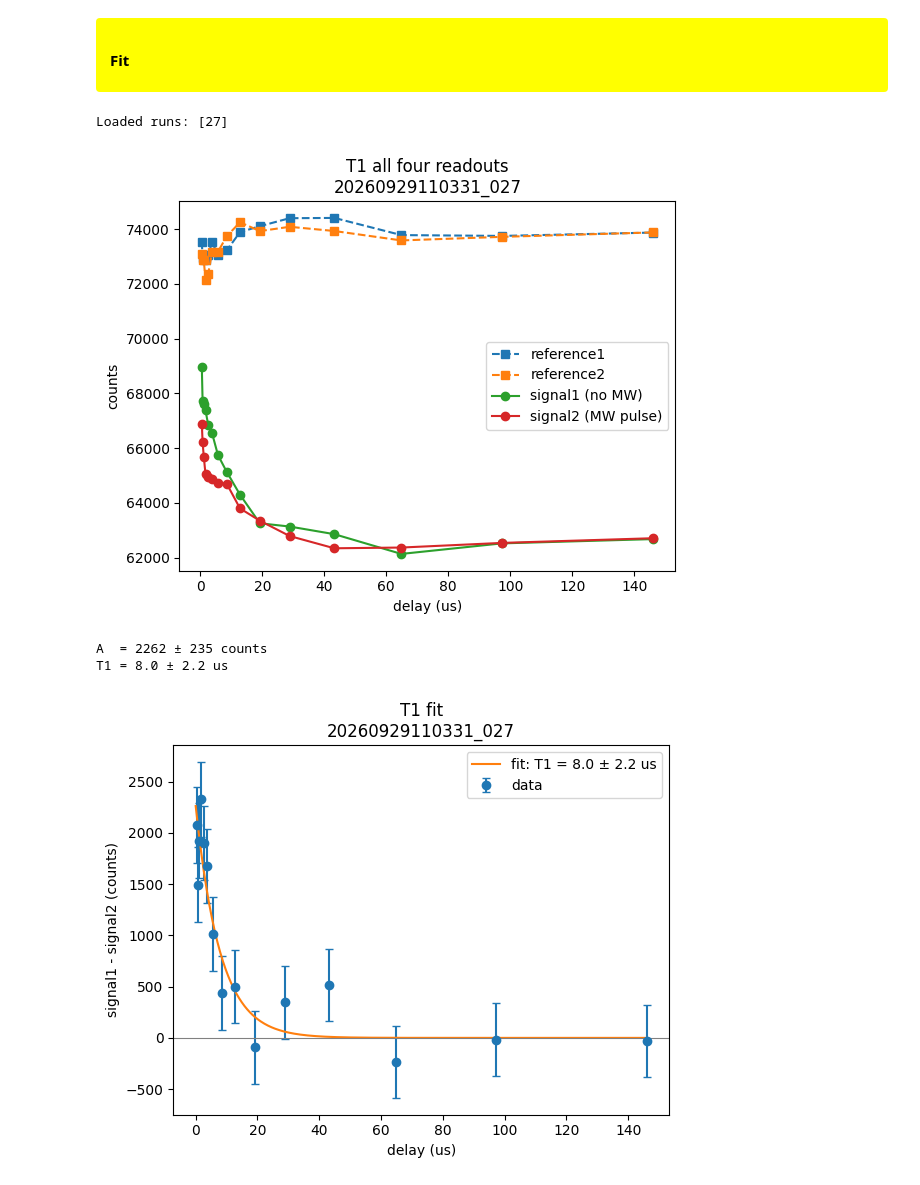
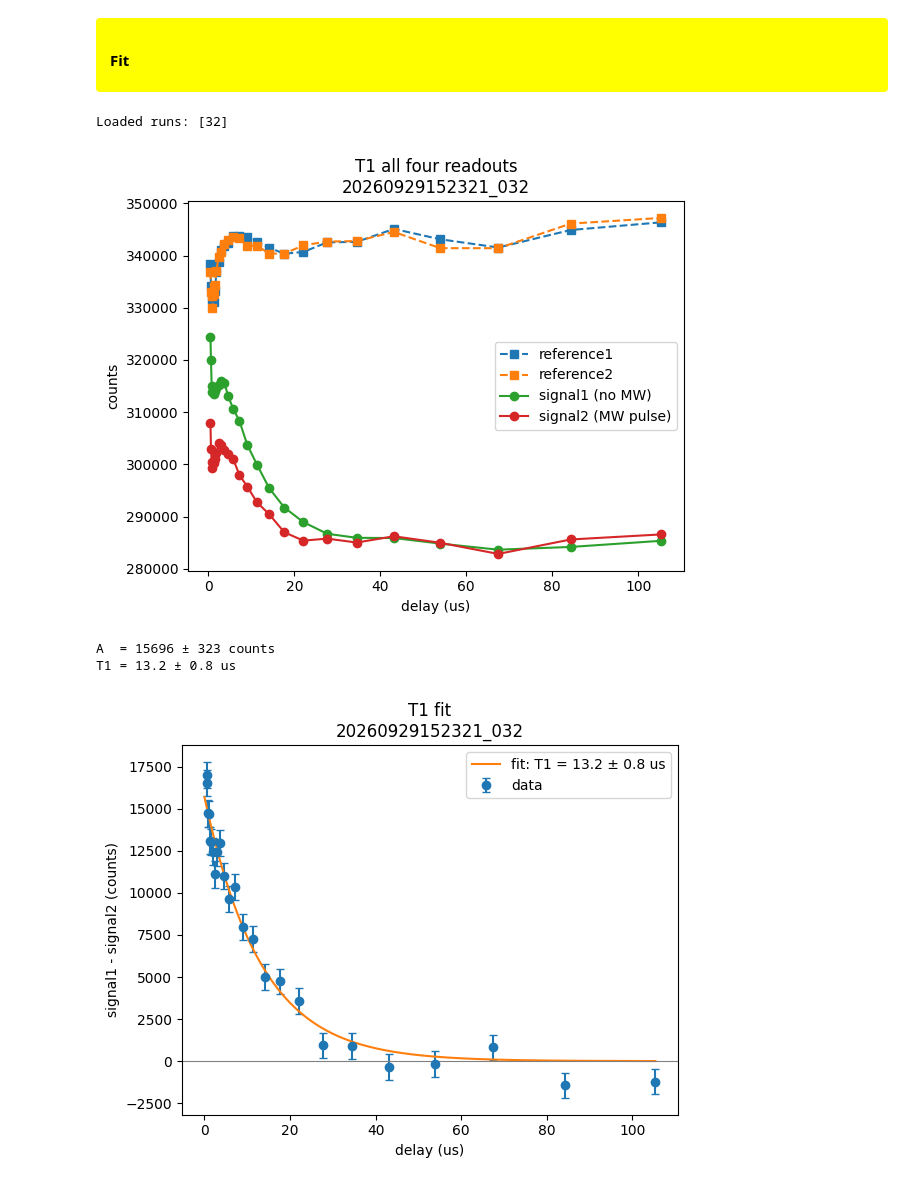
Before and after one commit to jeree-m/qick-dawg, a Jupyter notebook: jupyter_notebooks/ODMR_Rabi_T1.ipynb, the cells around one changed output. Drawn from its saved outputs; the diff is of its cells as text; code cells hidden in the pictures.

```diff
--- a/jupyter_notebooks/ODMR_Rabi_T1.ipynb
+++ b/jupyter_notebooks/ODMR_Rabi_T1.ipynb
@@ -623,7 +620,7 @@ def plot_normalized_fits(runs, run_numbers, ax=None, freq_ranges=None):
 </div>
 # %%
 filepaths = [
-    r"Z:\*Data\DefectMsmts\Data\Albania\ODMR\20260929093540_093*"
+    r"Z:\*Data\DefectMsmts\Data\Albania\ODMR\20260929133028_095*"
 ]
 
 runs = {}
@@ -635,7 +632,7 @@ for filepath in filepaths:
 
 print(f"Loaded runs: {list(runs.keys())}")
 
-run_num = 93
+run_num = 95
 centers = find_dip_centers(runs[run_num], n_peaks=2, freq_range=(3000, 4000))
 print(centers)
 
@@ -1007,14 +1007,14 @@ SetPower(0)
 config = copy(default_config)
 
 # ---- Experimental Parameters (knobs) ----
-laser_power = 50
+laser_power = 30
 mw_gain = 7000
-resonance_fMHz = 3505
+resonance_fMHz = 3510
 mw_pulse_tns = 3000          # long saturating pulse, no Rabi needed
 delay_start_tus = 0.5
 delay_stop_tus = 100
-scaling_factor = '3/2'
-reps = 500000
+scaling_factor = '5/4'
+reps = 1000000
 
 # ---- Setup ----
 SetPower(laser_power)
@@ -1144,7 +1144,7 @@ def decay(t, A, T1):
 </div>
 # %%
 filepaths = [
-    r"Z:\Data\DefectMsmts\Data\Albania\T1_MWref\20260929110331_027*"
+    r"Z:\Data\DefectMsmts\Data\Albania\T1_MWref\20260929152321_032*"
 ]
 
 runs = {}
@@ -1156,7 +1156,7 @@ for filepath in filepaths:
 
 print(f"Loaded runs: {list(runs.keys())}")
 
-run_number = 27
+run_number = 32
 run = runs[run_number]
 
 t = run["delay_us"]
@@ -1166,38 +1166,38 @@ run_name = run["run_folder"].name
 
 plt.plot(t, r1, 's--', label='reference1')
 plt.plot(t, r2, 's--', label='reference2')
 plt.plot(t, s1, 'o-', label='signal1 (no MW)')
 plt.plot(t, s2, 'o-', label='signal2 (MW pulse)')
 
 plt.xlabel('delay (us)')
 plt.ylabel('counts')
 plt.title(f"T1 all four readouts\n{run_name}")
 plt.legend()
 plt.show()
 
 diff = s1 - s2
 err = np.sqrt(s1 + s2)  # photon noise on the difference
 
 popt, pcov = curve_fit(decay, t, diff, p0=[diff.max(), 10], sigma=err, absolute_sigma=True)
 perr = np.sqrt(np.diag(pcov))
 print(f"A  = {popt[0]:.0f} ± {perr[0]:.0f} counts")
 print(f"T1 = {popt[1]:.1f} ± {perr[1]:.1f} us")
 
 tt = np.linspace(0, t.max(), 500)
 plt.errorbar(t, diff, yerr=err, fmt='o', capsize=3, label='data')
 plt.plot(tt, decay(tt, *popt), '-', label=f'fit: T1 = {popt[1]:.1f} ± {perr[1]:.1f} us')
 plt.axhline(0, color='gray', lw=0.8)
 plt.xlabel('delay (us)')
 plt.ylabel('signal1 - signal2 (counts)')
 plt.title(f"T1 fit\n{run_name}")
 plt.legend()
 plt.show()
 # %% [output]
-Loaded runs: [27]
+Loaded runs: [32]
-[figure, old version]
+[figure, new version]
-A  = 2262 ± 235 counts
-T1 = 8.0 ± 2.2 us
+A  = 15696 ± 323 counts
+T1 = 13.2 ± 0.8 us
-[figure, old version]
+[figure, new version]
 # %%
 plt.plot(t, s1, 'o-', label='signal1 (no MW)')
 plt.plot(t, s2, 'o-', label='signal2 (MW pulse)')
```
Also changed, not shown: parts of 12 cells of this notebook.
